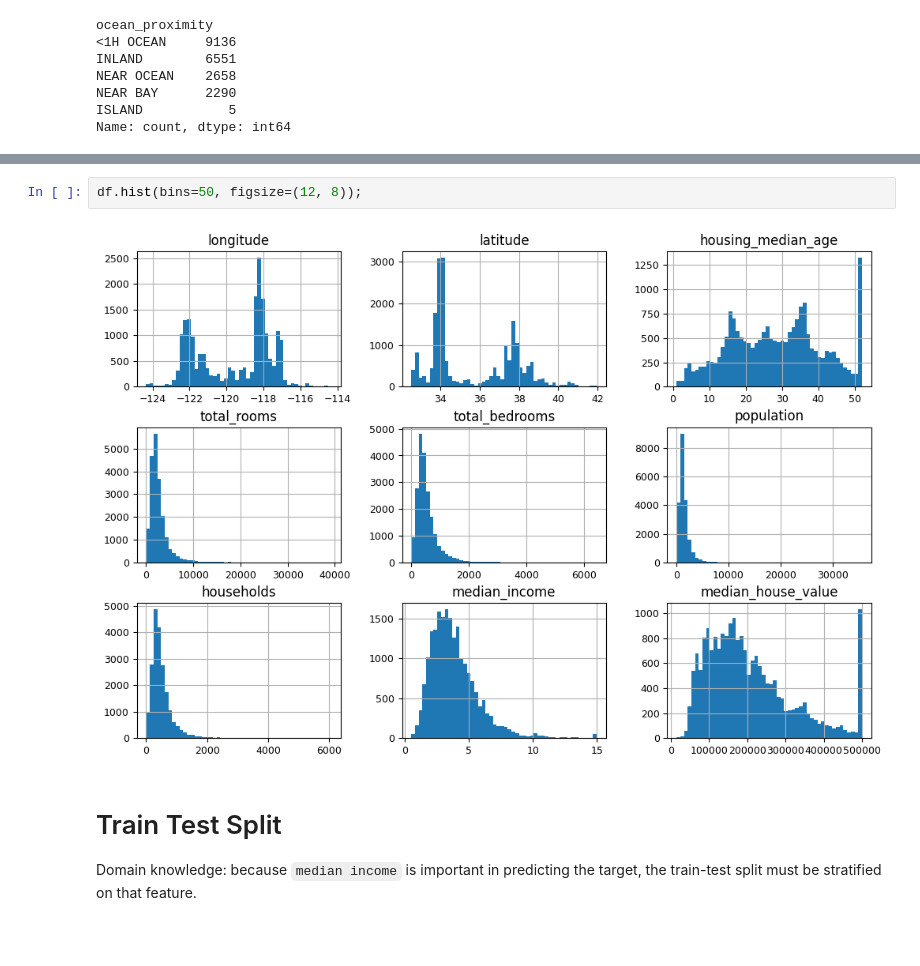
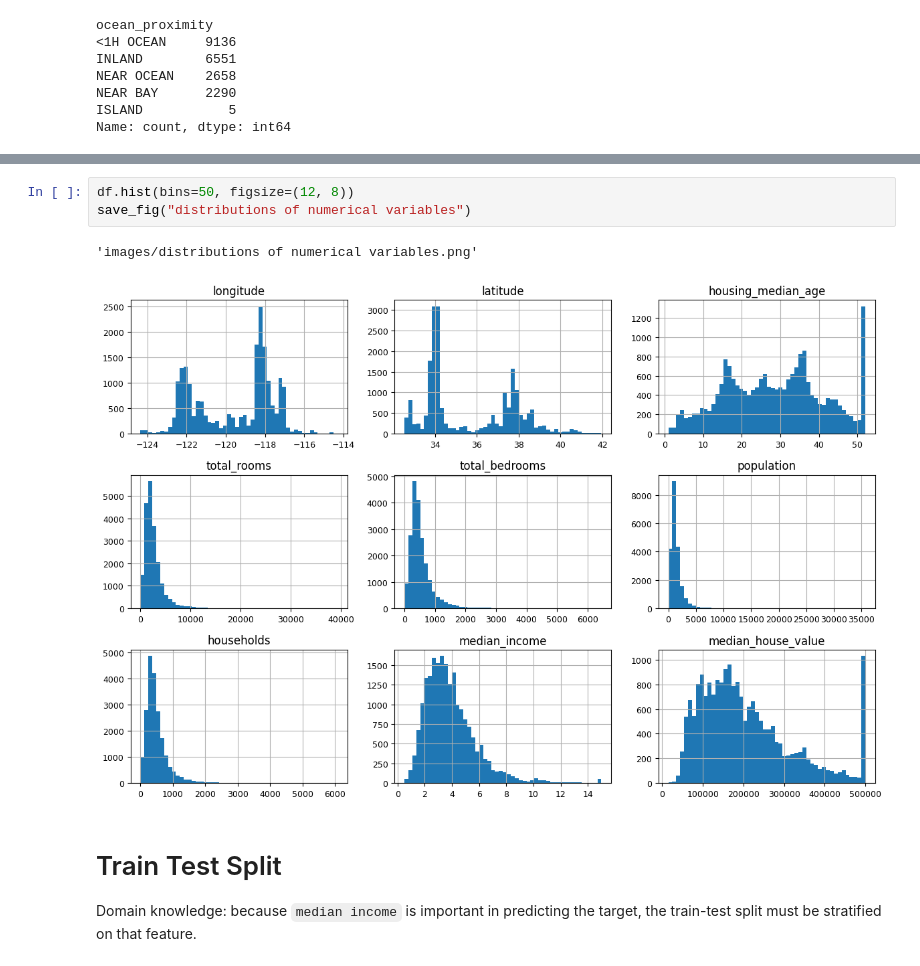
Before and after one commit to leztien/portfolio-project-linear-regression-for-price-prediction, a Jupyter notebook: exploratory_data_analysis.ipynb, the cells around one changed output, grey strips where cells are left out. Saved outputs shown, nothing was run; the diff lists cells and outputs as text; blank space fills up the shorter version.

```diff
--- a/exploratory_data_analysis.ipynb
+++ b/exploratory_data_analysis.ipynb
@@ -78,9 +86,11 @@ df.describe()
 | 75% | -118.010000 | 37.710000 | 37.000000 | 3148.000000 | 647.000000 | 1725.000000 | 605.000000 | ... |
 | max | -114.310000 | 41.950000 | 52.000000 | 39320.000000 | 6445.000000 | 35682.000000 | 6082.000000 | ... |
 # %%
-df.hist(bins=50, figsize=(12, 8));
+df.hist(bins=50, figsize=(12, 8))
+save_fig("distributions of numerical variables")
 # %% [output]
+'images/distributions of numerical variables.png'
-[figure, old version]
+[figure, new version]
 # %% [markdown]
 # Train Test Split
 Domain knowledge: because `median income` is important in predicting the target, the train-test split must be stratified on that feature.
```
Also changed, not shown: parts of 9 cells of this notebook, 3 other files.
